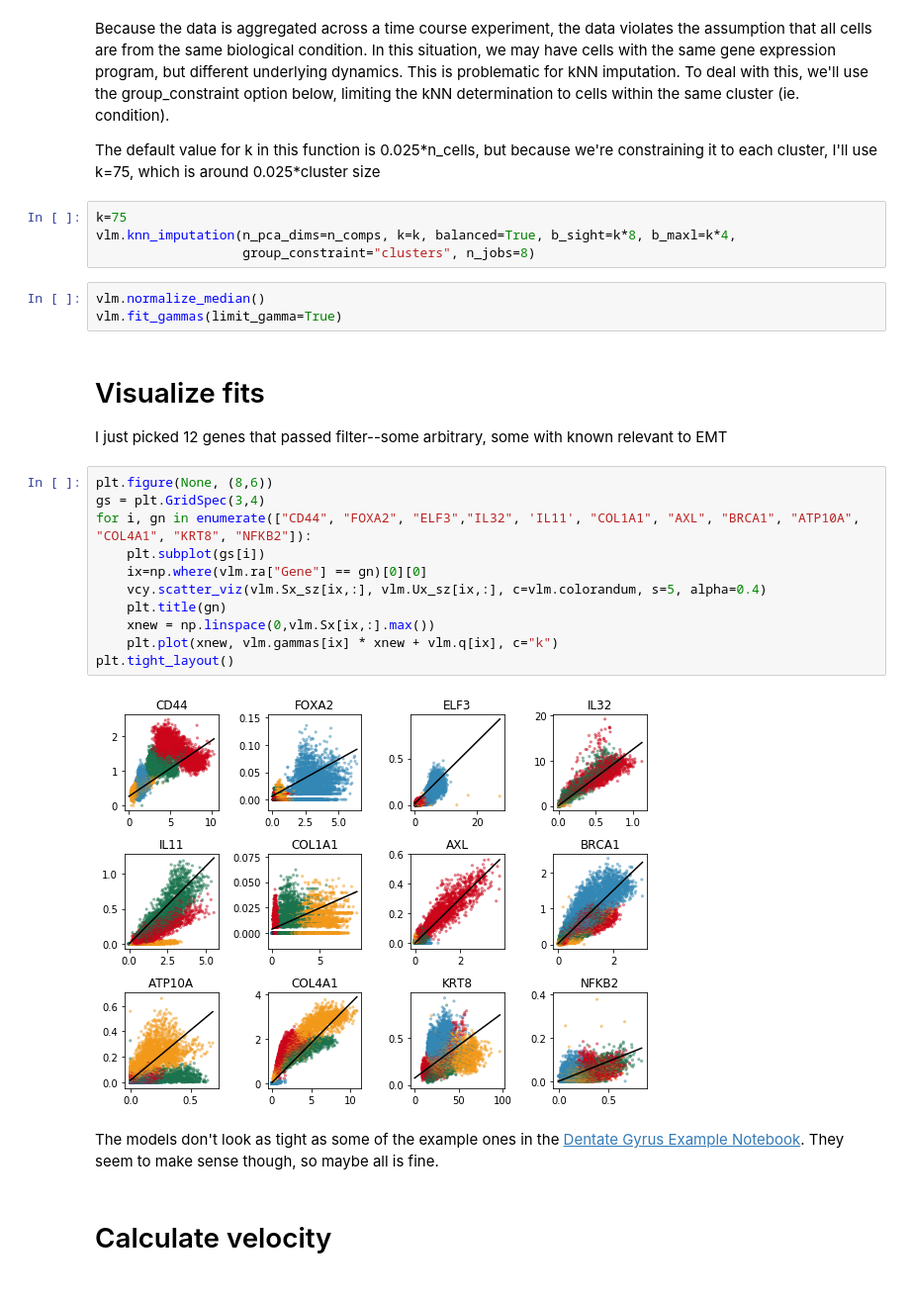
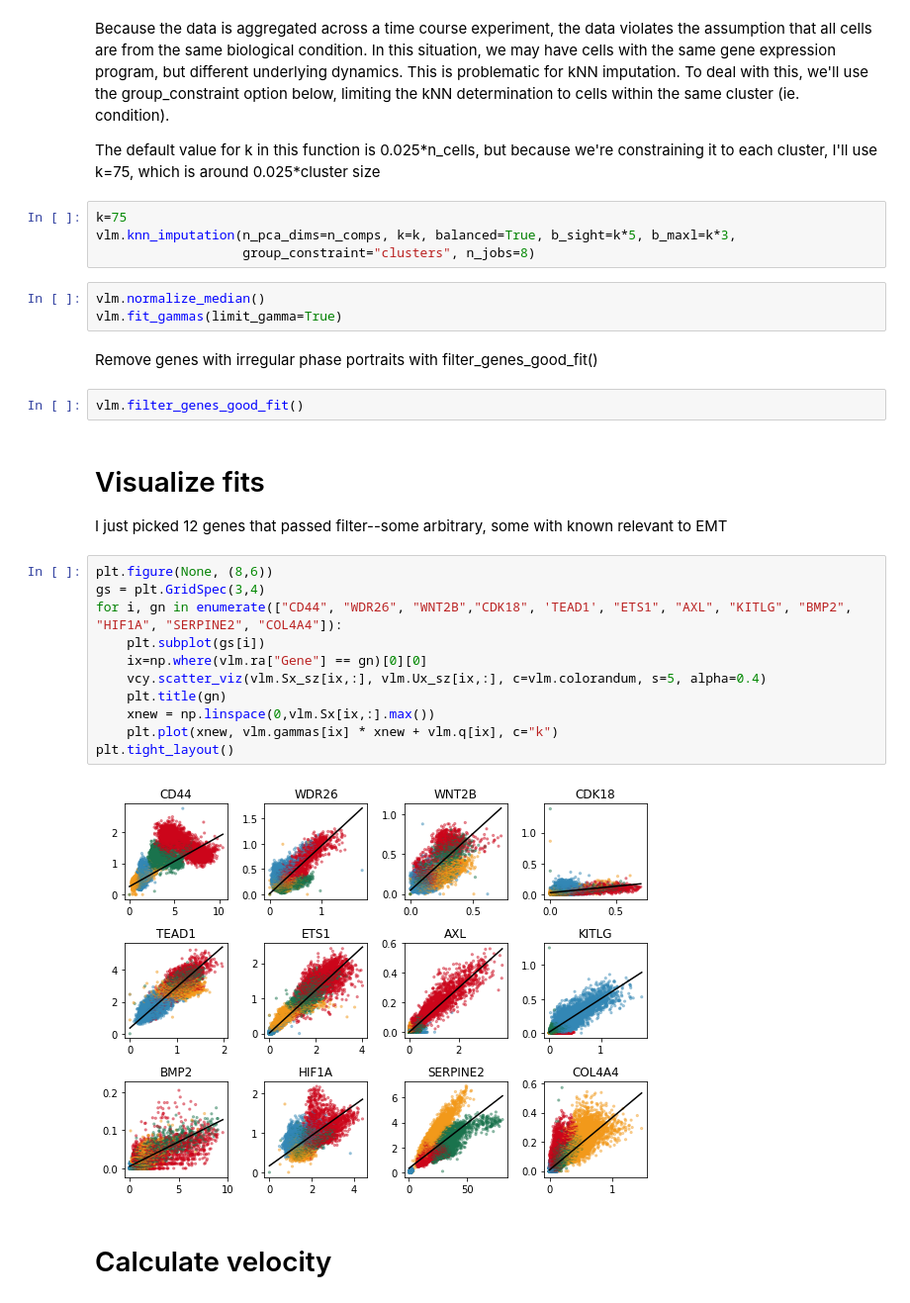
Before and after one commit to dpcook/fun_analysis, a Jupyter notebook: emt_velocity/emt_velocyto.ipynb, the cells around one changed output. Shown at 99% size. Drawn from its saved outputs; the diff is of its cells as text.

```diff
--- a/emt_velocity/emt_velocyto.ipynb
+++ b/emt_velocity/emt_velocyto.ipynb
@@ -55,29 +55,31 @@ Because the data is aggregated across a time course experiment, the data violate
 The default value for k in this function is 0.025\*n_cells, but because we're constraining it to each cluster, I'll use k=75, which is around 0.025\*cluster size
 # %%
 k=75
-vlm.knn_imputation(n_pca_dims=n_comps, k=k, balanced=True, b_sight=k*8, b_maxl=k*4,
+vlm.knn_imputation(n_pca_dims=n_comps, k=k, balanced=True, b_sight=k*5, b_maxl=k*3,
                    group_constraint="clusters", n_jobs=8)
 # %%
 vlm.normalize_median()
 vlm.fit_gammas(limit_gamma=True)
+# %% [markdown]
+Remove genes with irregular phase portraits with filter_genes_good_fit()
+# %%
+vlm.filter_genes_good_fit()
 # %% [markdown]
 # Visualize fits
 I just picked 12 genes that passed filter--some arbitrary, some with known relevant to EMT
 # %%
 plt.figure(None, (8,6))
 gs = plt.GridSpec(3,4)
-for i, gn in enumerate(["CD44", "FOXA2", "ELF3","IL32", 'IL11', "COL1A1", "AXL", "BRCA1", "ATP10A", "COL4A1", "KRT8", "NFKB2"]):
+for i, gn in enumerate(["CD44", "WDR26", "WNT2B","CDK18", 'TEAD1', "ETS1", "AXL", "KITLG", "BMP2", "HIF1A", "SERPINE2", "COL4A4"]):
     plt.subplot(gs[i])
     ix=np.where(vlm.ra["Gene"] == gn)[0][0]
     vcy.scatter_viz(vlm.Sx_sz[ix,:], vlm.Ux_sz[ix,:], c=vlm.colorandum, s=5, alpha=0.4)
     plt.title(gn)
     xnew = np.linspace(0,vlm.Sx[ix,:].max())
     plt.plot(xnew, vlm.gammas[ix] * xnew + vlm.q[ix], c="k")
 plt.tight_layout()
 # %% [output]
-[figure, old version]
+[figure, new version]
-# %% [markdown]
-The models don't look as tight as some of the example ones in the [Dentate Gyrus Example Notebook](https://github.com/velocyto-team/velocyto-notebooks/blob/master/python/DentateGyrus.ipynb). They seem to make sense though, so maybe all is fine.
 # %% [markdown]
 # Calculate velocity
 # %%
```
Also changed, not shown: parts of 10 cells of this notebook, 6 other files.
